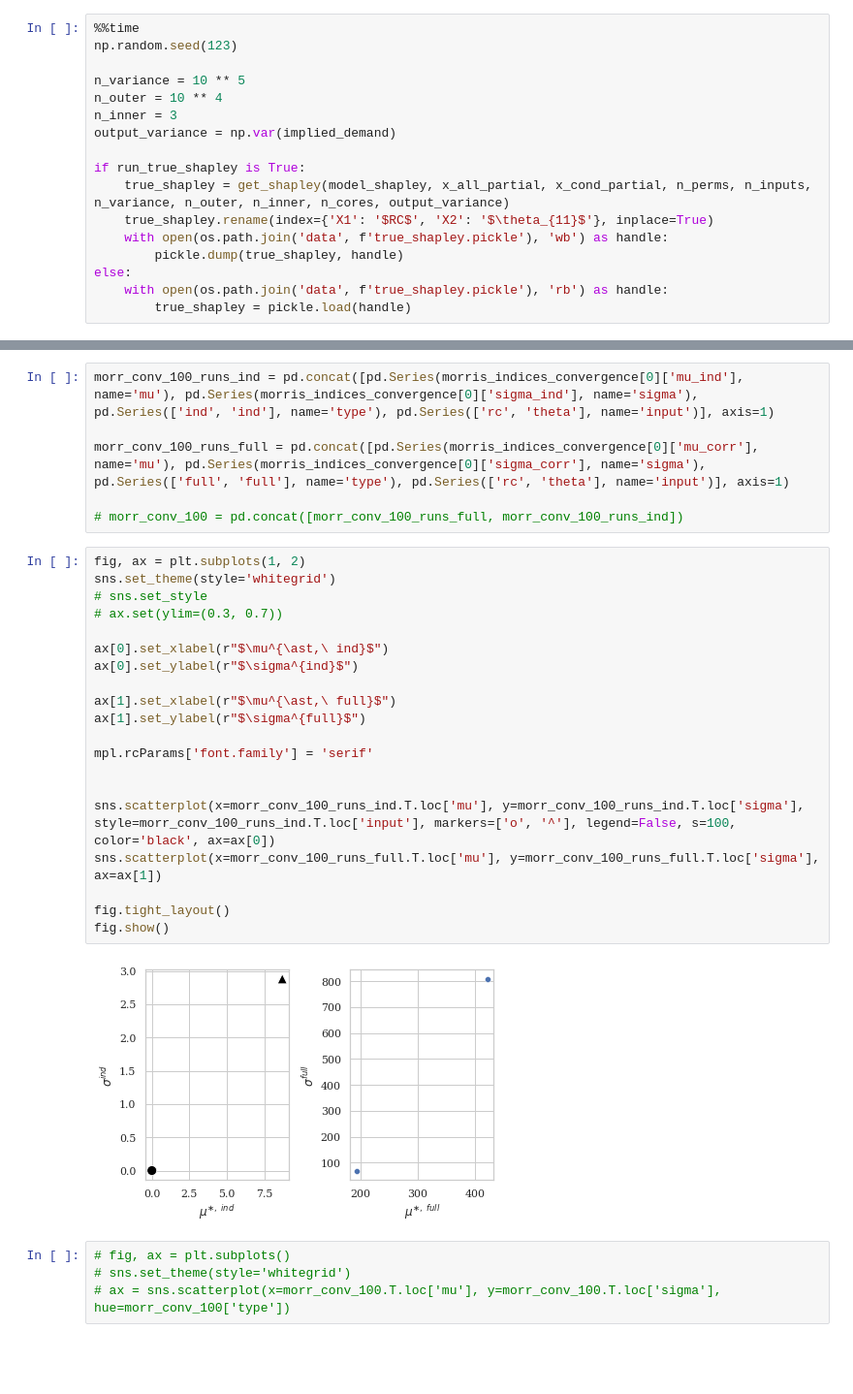
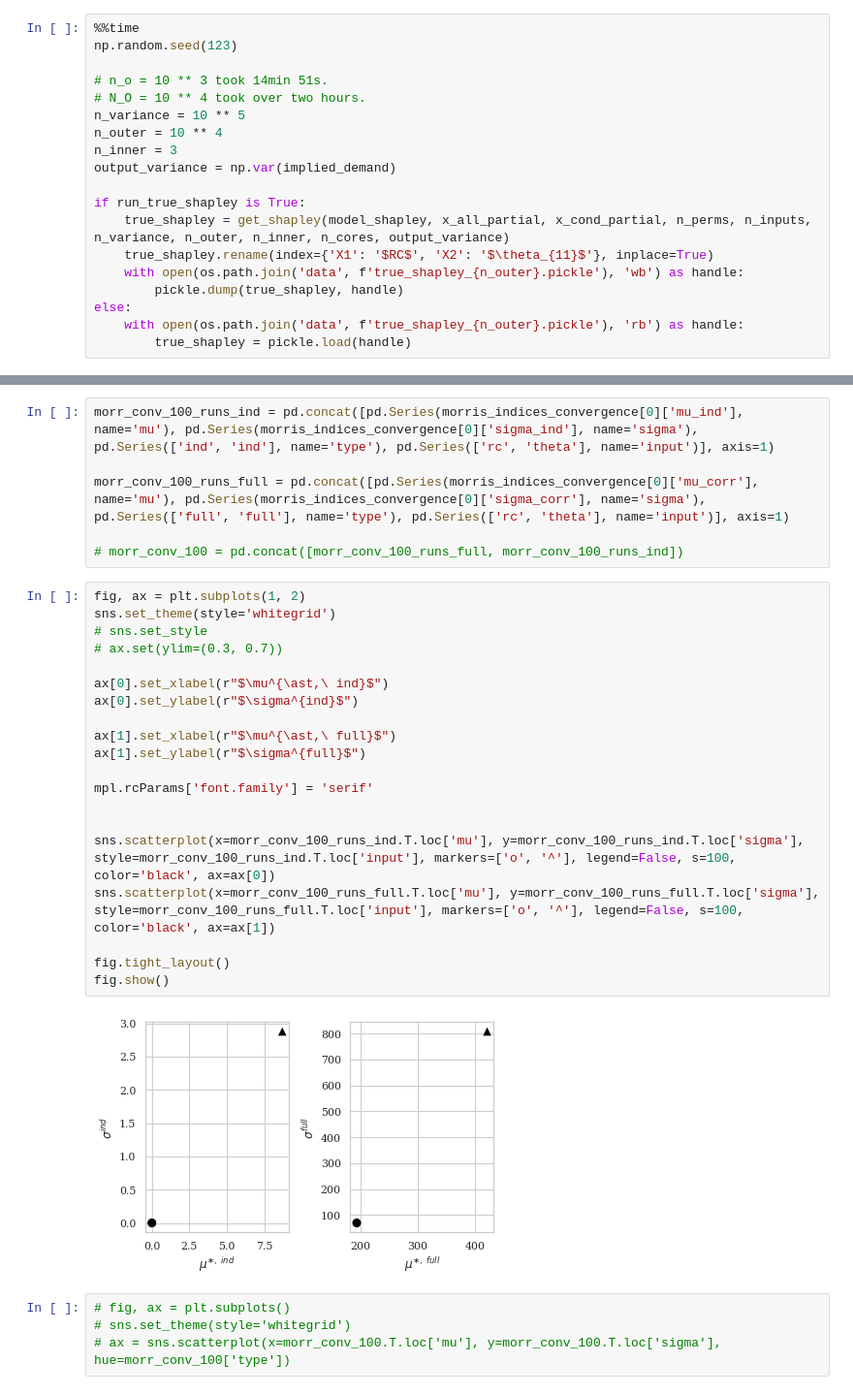
Before and after one commit to bhmueller/thesis, a Jupyter notebook: thesis_project.ipynb, the cells around one changed output, grey strips where cells are left out. Shown at 97% size. Drawn from its saved outputs; the diff is of its cells as text; blank space fills up the shorter version.

```diff
--- a/thesis_project.ipynb
+++ b/thesis_project.ipynb
@@ -279,6 +279,8 @@ Shapley effects for a very large number of samples.
 %%time
 np.random.seed(123)
 
+# n_o = 10 ** 3 took 14min 51s.
+# N_O = 10 ** 4 took over two hours.
 n_variance = 10 ** 5
 n_outer = 10 ** 4
 n_inner = 3
@@ -287,8 +289,8 @@ output_variance = np.var(implied_demand)
 if run_true_shapley is True:
     true_shapley = get_shapley(model_shapley, x_all_partial, x_cond_partial, n_perms, n_inputs, n_variance, n_outer, n_inner, n_cores, output_variance)
     true_shapley.rename(index={'X1': '$RC$', 'X2': '$\theta_{11}$'}, inplace=True)
-    with open(os.path.join('data', f'true_shapley.pickle'), 'wb') as handle:
+    with open(os.path.join('data', f'true_shapley_{n_outer}.pickle'), 'wb') as handle:
         pickle.dump(true_shapley, handle)
 else:
-    with open(os.path.join('data', f'true_shapley.pickle'), 'rb') as handle:
+    with open(os.path.join('data', f'true_shapley_{n_outer}.pickle'), 'rb') as handle:
         true_shapley = pickle.load(handle)
@@ -399,25 +409,25 @@ morr_conv_100_runs_full = pd.concat([pd.Series(morris_indices_convergence[0]['mu
 # %%
 fig, ax = plt.subplots(1, 2)
 sns.set_theme(style='whitegrid')
 # sns.set_style
 # ax.set(ylim=(0.3, 0.7))
 
 ax[0].set_xlabel(r"$\mu^{\ast,\ ind}$")
 ax[0].set_ylabel(r"$\sigma^{ind}$")
 
 ax[1].set_xlabel(r"$\mu^{\ast,\ full}$")
 ax[1].set_ylabel(r"$\sigma^{full}$")
 
 mpl.rcParams['font.family'] = 'serif'
 
 
 sns.scatterplot(x=morr_conv_100_runs_ind.T.loc['mu'], y=morr_conv_100_runs_ind.T.loc['sigma'], style=morr_conv_100_runs_ind.T.loc['input'], markers=['o', '^'], legend=False, s=100, color='black', ax=ax[0])
-sns.scatterplot(x=morr_conv_100_runs_full.T.loc['mu'], y=morr_conv_100_runs_full.T.loc['sigma'], ax=ax[1])
+sns.scatterplot(x=morr_conv_100_runs_full.T.loc['mu'], y=morr_conv_100_runs_full.T.loc['sigma'], style=morr_conv_100_runs_full.T.loc['input'], markers=['o', '^'], legend=False, s=100, color='black', ax=ax[1])
 
 fig.tight_layout()
 fig.show()
 # %% [output]
-[figure, old version]
+[figure, new version]
 # %%
 # fig, ax = plt.subplots()
 # sns.set_theme(style='whitegrid')
```
Also changed, not shown: parts of 2 cells of this notebook, 2 other files.
